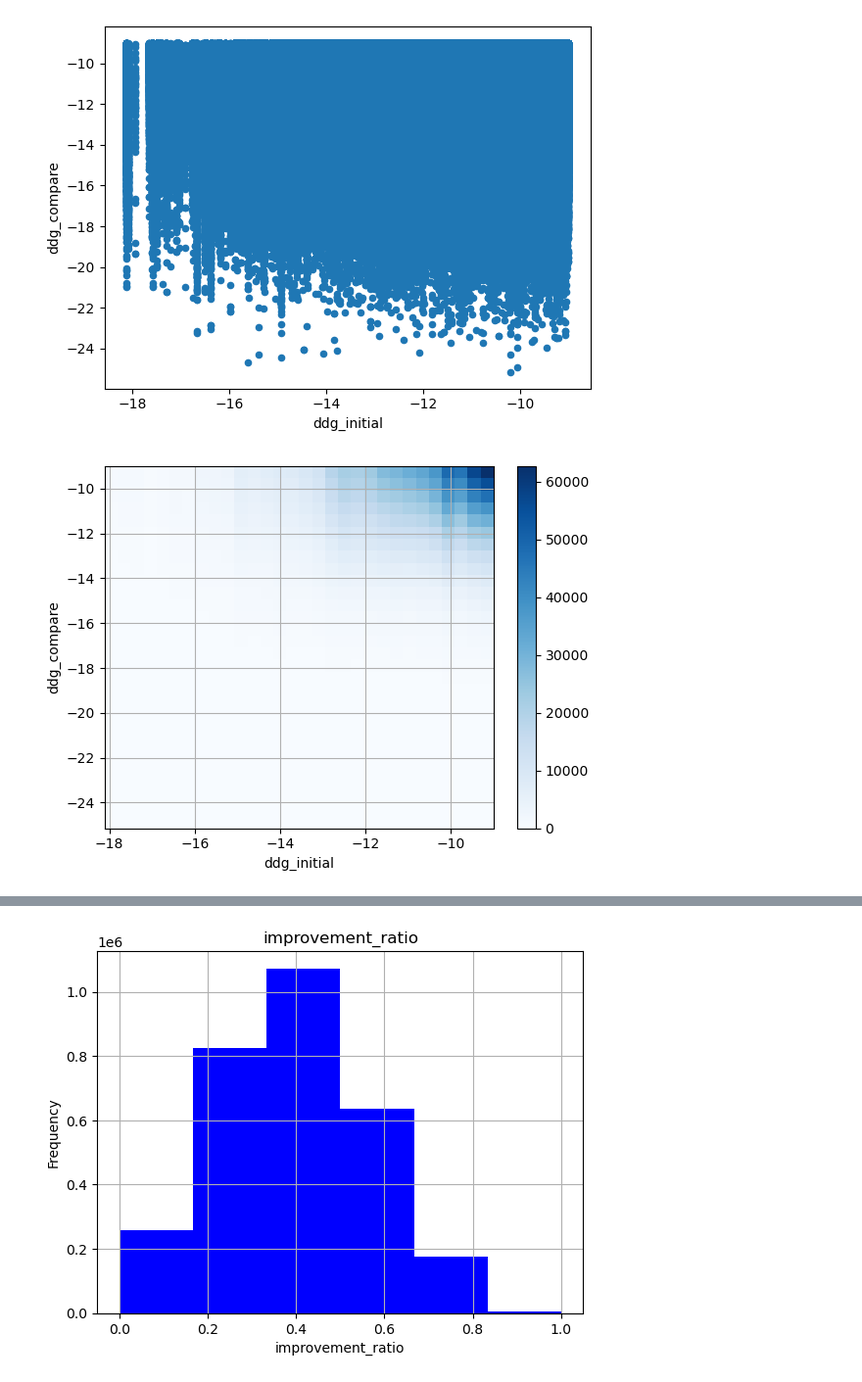
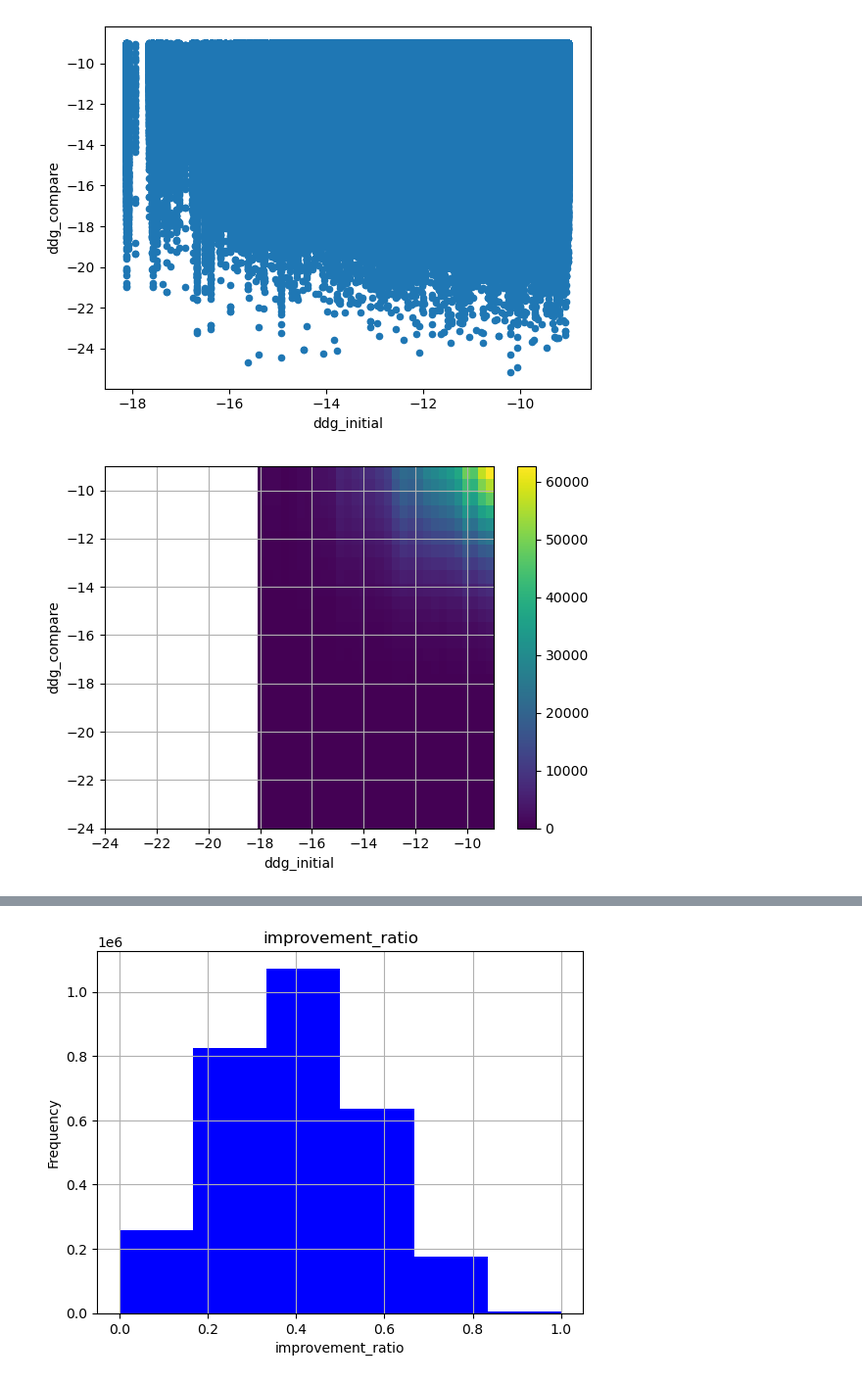
Before and after one commit to toadlover/ginsparg_thymelab_thesis, a Jupyter notebook: jupyter_notebooks/refined_placement_selection/agonist/9_27_24_agonist_good_hbond_and_real_motif_placements_expanded_conformer_analysis.ipynb, the cells around one changed output, grey strips where cells are left out. Shown at 98% size. Cells and saved outputs as stored; diff of their text form; code cells hidden in the pictures.

```diff
--- a/jupyter_notebooks/refined_placement_selection/agonist/9_27_24_agonist_good_hbond_and_real_motif_placements_expanded_conformer_analysis.ipynb
+++ b/jupyter_notebooks/refined_placement_selection/agonist/9_27_24_agonist_good_hbond_and_real_motif_placements_expanded_conformer_analysis.ipynb
@@ -25,0 +65,11 @@ len(df_general)
+# %%
+# Extract ligand names using a regular expression
+df_general['ligand_name'] = df_general['file_compare'].str.extract(r'7l1u_receptor_only_(.+?)_\d+_\d+\.pdb')
+
+# Find the unique ligand names and their count
+unique_ligands_general = df_general['ligand_name'].unique()
+num_unique_ligands_general = len(unique_ligands_general)
+
+# Display the unique ligand names and the count
+#print("Unique Ligand Names:", unique_ligands_general)
+print("Number of Unique Ligands:", num_unique_ligands_general)
@@ -31,25 +83,29 @@ plt.show()
 # %%
 #Create heatmap of rmsds per system (n=85) between AutoDock and Rosetta Motifs
 #Expanding x and y max to 10
 #Using Blues color scale to allow for zeros to be white
 
 x = df_general['ddg_initial']
 y = df_general['ddg_compare']
 
 heatmap, xedges, yedges = np.histogram2d(x, y, bins=(30, 30))
 extent = [xedges[0], xedges[-1], yedges[0], yedges[-1]]
 
 plt.xlabel('ddg_initial')
 plt.ylabel('ddg_compare')
 
-plt.imshow(heatmap.T, extent=extent, origin='lower', cmap='Blues', aspect='auto')
+#plt.imshow(heatmap.T, extent=extent, origin='lower', cmap='Blues', aspect='auto')
+plt.imshow(heatmap.T, extent=extent, origin='lower', aspect='auto')
 
 plt.colorbar()
 
+plt.ylim(-24,-9)
+plt.xlim(-24,-9)
+
 plt.grid(True)
 plt.show()
 # %% [output]
-[figure, old version]
+[figure, new version]
 # %%
 #plot the delta ddg in histogram
 x = df_general['ddg_delta']
```
Also changed, not shown: parts of 13 cells of this notebook, 3 other files.
